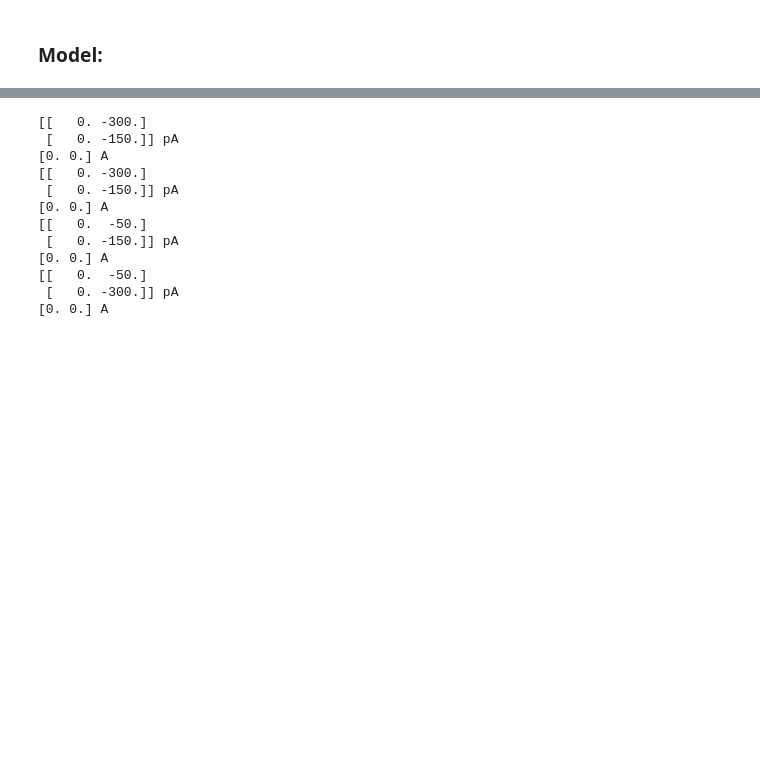
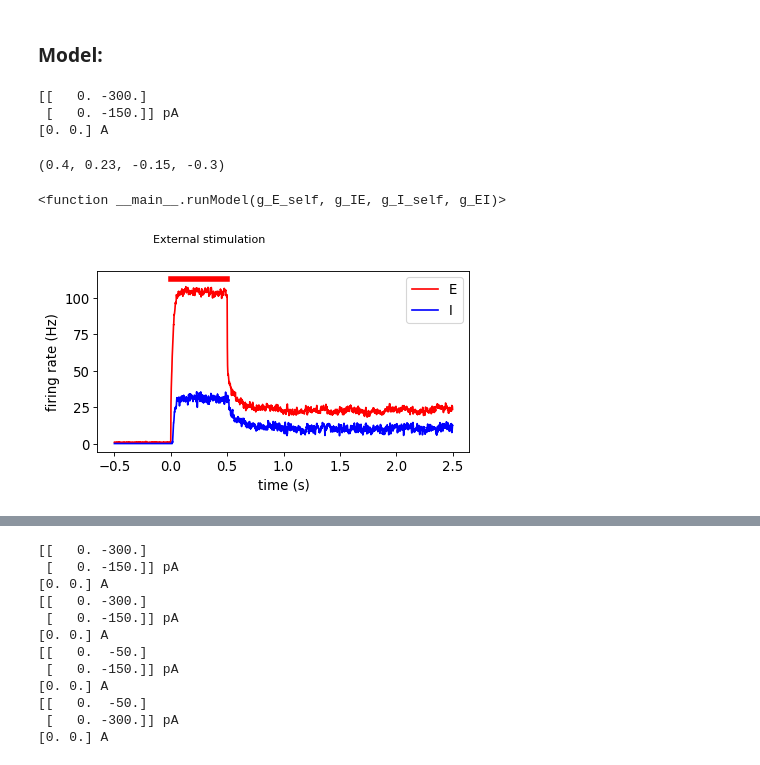
Before and after one commit to seanfw/margulies_circuit, a Jupyter notebook: Local_EI.ipynb, the cells around one changed output, grey strips where cells are left out. Cells and saved outputs as stored; diff of their text form; code cells hidden in the pictures; blank space fills up the shorter version.

```diff
--- a/Local_EI.ipynb
+++ b/Local_EI.ipynb
@@ -57,14 +54,7 @@ def GABA_deriv(S_GABA_prev,rate_now,parameters):
 # %% [markdown]
 ### Model:
 # %%
-# bistability (where activity remains at a high firing rate after the stimulus is removed)
-# 1. Increasing excitatory to self (g_E_self, 0.4 -> 0.5) results in a persistent level of activity after stimulus
-# 2. Decreasing excitatory to inhibitory (g_IE, 0.23 -> 0.13) results in less inhibition of excitatory, so
-#    activity persists after stimulus
-# 3. Decreasing inhibitory to excitatory weights to almost zero (g_EI) results in persistent excitatory activity.
-#    The impact is increased by increasing the inhibitory to self weights (g_I_self, -0.15 -> -0.3)
-
-def runModel(g_E_self=0.40, g_IE=0.23, g_I_self=-0.15, g_EI=-0.3):
+def runModel(g_E_self, g_IE, g_I_self, g_EI):
     parameters = {}
 
     parameters.update({ # Time constants
@@ -185,6 +175,8 @@ def runModel(g_E_self=0.40, g_IE=0.23, g_I_self=-0.15, g_EI=-0.3):
         # update noise - dims = num local pops x num areas
         I_noise = I_noise + -I_noise*(dt/parameters['tau_AMPA']) + noise_rhs[i_t-1,:]
 
+
+
         # local NMDA
         I_local_NMDA[i_t-1,:] = J_NMDA.dot(S_NMDA[i_t-1,:].T).T
 
@@ -209,7 +201,7 @@ def runModel(g_E_self=0.40, g_IE=0.23, g_I_self=-0.15, g_EI=-0.3):
 
     fig=plt.figure(figsize=(6,3), dpi= 80, facecolor='w', edgecolor='k')
     start_time = 0.5 #seconds
-    end_time = 5 #seconds
+    end_time = 3.5 #seconds
     plt.rcParams.update({'font.size': 12})
 
     # Plot E population rates
@@ -228,6 +220,22 @@ def runModel(g_E_self=0.40, g_IE=0.23, g_I_self=-0.15, g_EI=-0.3):
     plt.xlabel('time (s)')
     plt.ylabel('firing rate (Hz)')
     # plt.ylim(0, 80)
+
+    return g_E_self, g_IE, g_I_self, g_EI
+# %%
+#%pylab widgetsnbextension
+from __future__ import print_function
+from ipywidgets import interact, interactive, fixed, interact_manual
+import ipywidgets as widgets
+
+interact(runModel, g_E_self=0.4, g_IE=0.23, g_I_self=-0.15, g_EI=-0.3)
+# %% [output]
+[[   0. -300.]
+ [   0. -150.]] pA
+[0. 0.] A
+(0.4, 0.23, -0.15, -0.3)
+<function __main__.runModel(g_E_self, g_IE, g_I_self, g_EI)>
+[figure, added]
 # %%
 # Monostability (where activity reverts to baseline after the stimulus is removed)
 # 1. decreasing excitatory to self (g_E_self, 0.4 -> 0.35). Decrease determines how quickly activity returns to baseline
```
Also changed, not shown: parts of 2 cells of this notebook, 1 other file.
